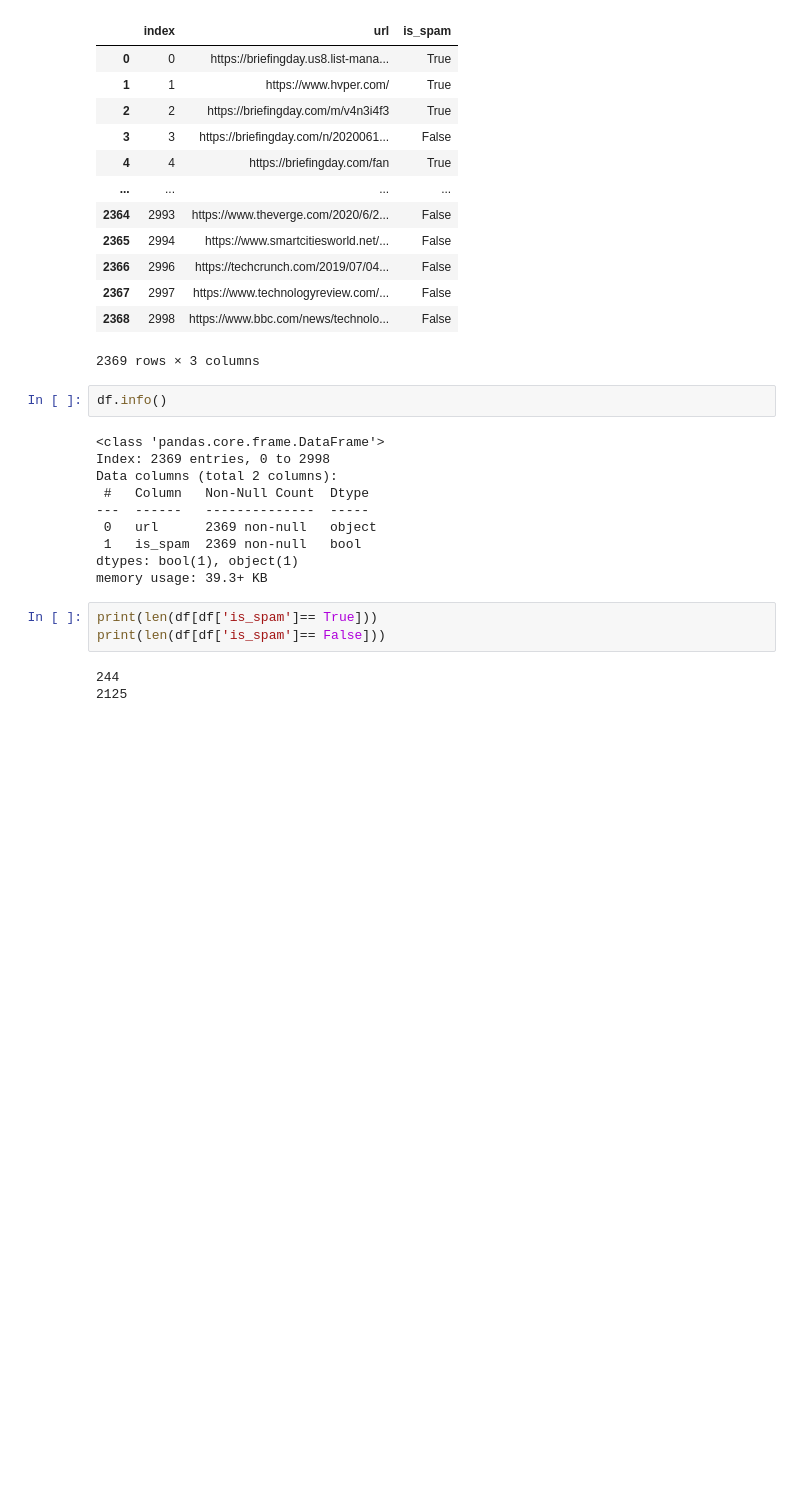
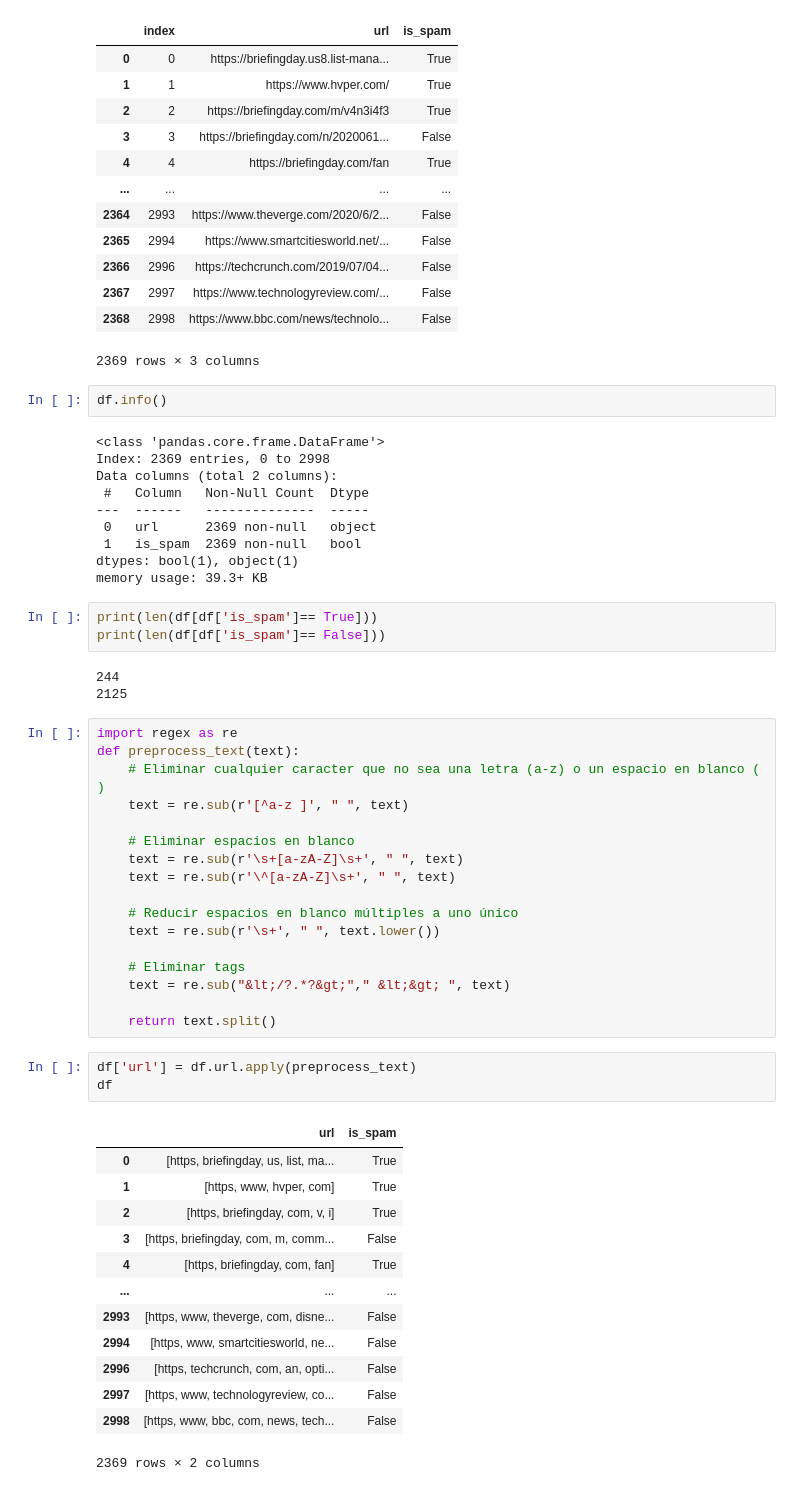
Before and after one commit to 4GeeksAcademy/NLP_proyecto, a Jupyter notebook: src/explore.ipynb, the cells around one changed output. Drawn from its saved outputs; the diff is of its cells as text; blank space fills up the shorter version.

```diff
--- a/src/explore.ipynb
+++ b/src/explore.ipynb
@@ -82,3 +82,37 @@ print(len(df[df['is_spam']== False]))
 # %% [output]
 244
 2125
+# %%
+import regex as re
+def preprocess_text(text):
+    # Eliminar cualquier caracter que no sea una letra (a-z) o un espacio en blanco ( )
+    text = re.sub(r'[^a-z ]', " ", text)
+
+    # Eliminar espacios en blanco
+    text = re.sub(r'\s+[a-zA-Z]\s+', " ", text)
+    text = re.sub(r'\^[a-zA-Z]\s+', " ", text)
+
+    # Reducir espacios en blanco múltiples a uno único
+    text = re.sub(r'\s+', " ", text.lower())
+
+    # Eliminar tags
+    text = re.sub("&lt;/?.*?&gt;"," &lt;&gt; ", text)
+
+    return text.split()
+# %%
+df['url'] = df.url.apply(preprocess_text)
+df
+# %% [output]
+|  | url | is_spam |
+| 0 | [https, briefingday, us, list, ma... | True |
+| 1 | [https, www, hvper, com] | True |
+| 2 | [https, briefingday, com, v, i] | True |
+| 3 | [https, briefingday, com, m, comm... | False |
+| 4 | [https, briefingday, com, fan] | True |
+| ... | ... | ... |
+| 2993 | [https, www, theverge, com, disne... | False |
+| 2994 | [https, www, smartcitiesworld, ne... | False |
+| 2996 | [https, techcrunch, com, an, opti... | False |
+| 2997 | [https, www, technologyreview, co... | False |
+| 2998 | [https, www, bbc, com, news, tech... | False |
+2369 rows × 2 columns
```
Also changed, not shown: parts of 7 cells of this notebook.
